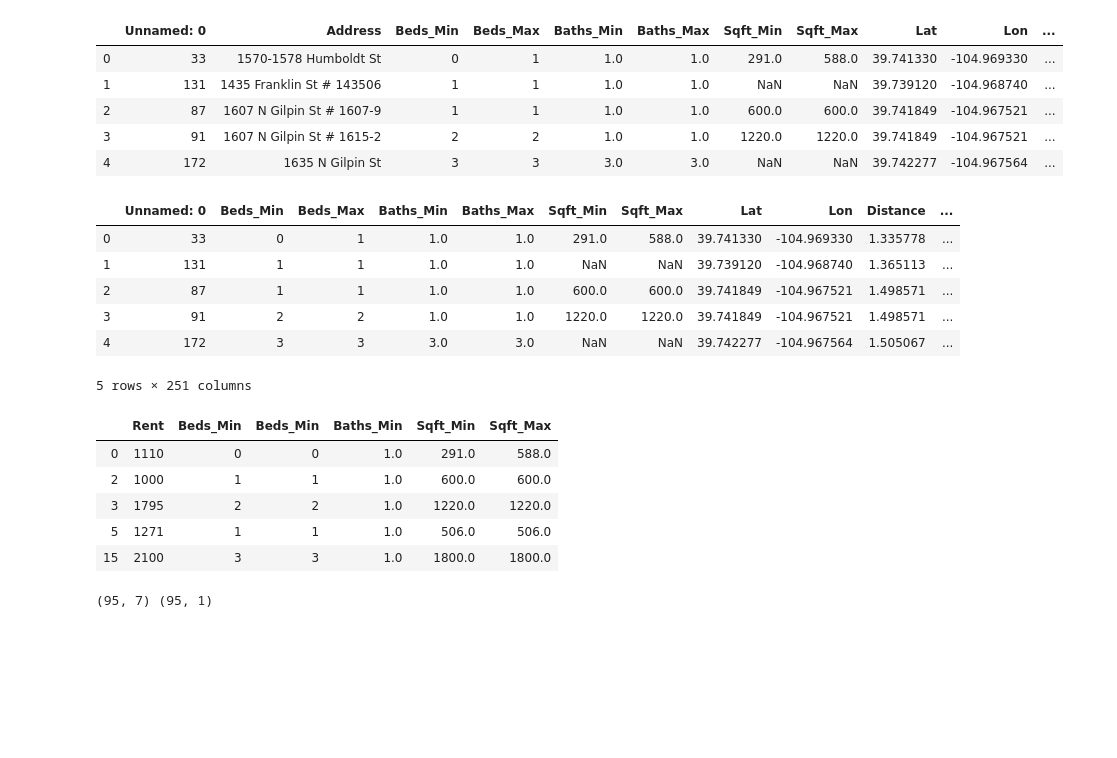
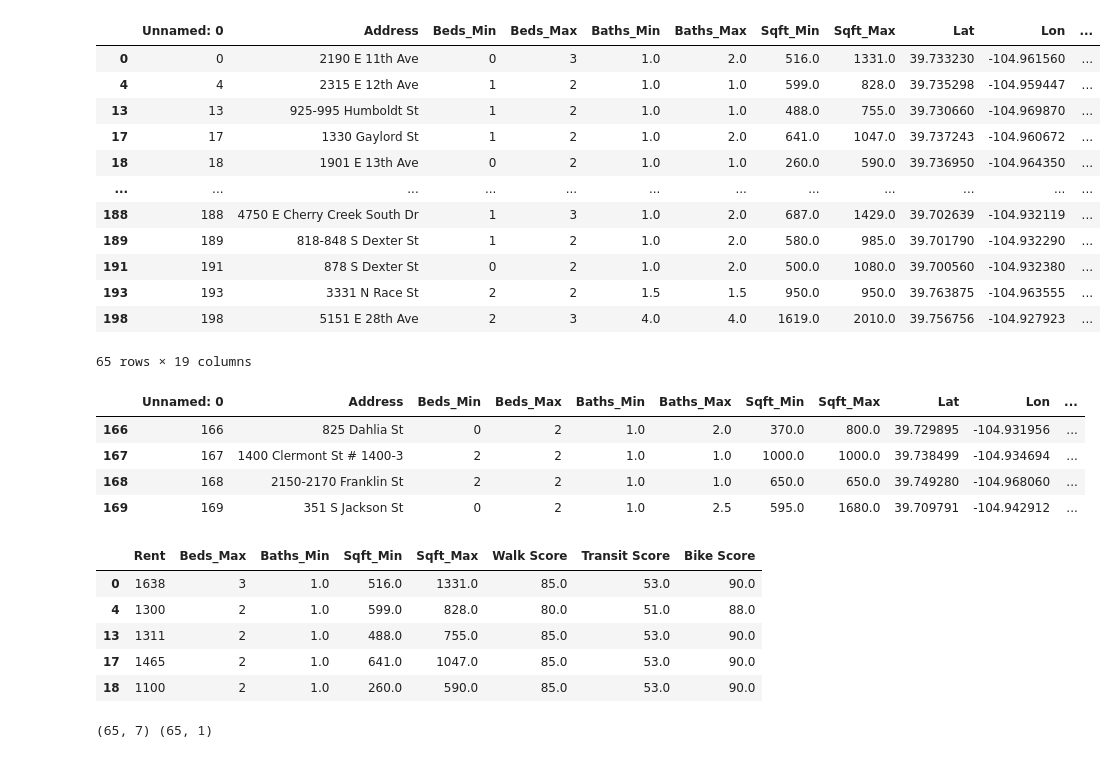
Before and after one commit to Samuel-Rotbart/Final_Project, a Jupyter notebook: Yes.ipynb, the cells around one changed output. Drawn from its saved outputs; the diff is of its cells as text; code cells hidden in the pictures; blank space fills up the shorter version.

```diff
--- a/Yes.ipynb
+++ b/Yes.ipynb
@@ -3,41 +4,47 @@ import pandas as pd
 # %%
 df = pd.read_csv('excelview.csv')
-df.head()
-# %% [output]
-|  | Unnamed: 0 | Address | Beds_Min | Beds_Max | Baths_Min | Baths_Max | Sqft_Min | Sqft_Max | Lat | Lon | ... |
-| 0 | 33 | 1570-1578 Humboldt St | 0 | 1 | 1.0 | 1.0 | 291.0 | 588.0 | 39.741330 | -104.969330 | ... |
-| 1 | 131 | 1435 Franklin St # 143506 | 1 | 1 | 1.0 | 1.0 | NaN | NaN | 39.739120 | -104.968740 | ... |
-| 2 | 87 | 1607 N Gilpin St # 1607-9 | 1 | 1 | 1.0 | 1.0 | 600.0 | 600.0 | 39.741849 | -104.967521 | ... |
-| 3 | 91 | 1607 N Gilpin St # 1615-2 | 2 | 2 | 1.0 | 1.0 | 1220.0 | 1220.0 | 39.741849 | -104.967521 | ... |
-| 4 | 172 | 1635 N Gilpin St | 3 | 3 | 3.0 | 3.0 | NaN | NaN | 39.742277 | -104.967564 | ... |
 # %%
-df2 = pd.get_dummies(df)
-df2.head()
+df2 = df.dropna()
+df2
 # %% [output]
-|  | Unnamed: 0 | Beds_Min | Beds_Max | Baths_Min | Baths_Max | Sqft_Min | Sqft_Max | Lat | Lon | Distance | ... |
-| 0 | 33 | 0 | 1 | 1.0 | 1.0 | 291.0 | 588.0 | 39.741330 | -104.969330 | 1.335778 | ... |
-| 1 | 131 | 1 | 1 | 1.0 | 1.0 | NaN | NaN | 39.739120 | -104.968740 | 1.365113 | ... |
-| 2 | 87 | 1 | 1 | 1.0 | 1.0 | 600.0 | 600.0 | 39.741849 | -104.967521 | 1.498571 | ... |
-| 3 | 91 | 2 | 2 | 1.0 | 1.0 | 1220.0 | 1220.0 | 39.741849 | -104.967521 | 1.498571 | ... |
-| 4 | 172 | 3 | 3 | 3.0 | 3.0 | NaN | NaN | 39.742277 | -104.967564 | 1.505067 | ... |
+|  | Unnamed: 0 | Address | Beds_Min | Beds_Max | Baths_Min | Baths_Max | Sqft_Min | Sqft_Max | Lat | Lon | ... |
+| 0 | 0 | 2190 E 11th Ave | 0 | 3 | 1.0 | 2.0 | 516.0 | 1331.0 | 39.733230 | -104.961560 | ... |
+| 4 | 4 | 2315 E 12th Ave | 1 | 2 | 1.0 | 1.0 | 599.0 | 828.0 | 39.735298 | -104.959447 | ... |
+| 13 | 13 | 925-995 Humboldt St | 1 | 2 | 1.0 | 1.0 | 488.0 | 755.0 | 39.730660 | -104.969870 | ... |
+| 17 | 17 | 1330 Gaylord St | 1 | 2 | 1.0 | 2.0 | 641.0 | 1047.0 | 39.737243 | -104.960672 | ... |
+| 18 | 18 | 1901 E 13th Ave | 0 | 2 | 1.0 | 1.0 | 260.0 | 590.0 | 39.736950 | -104.964350 | ... |
+| ... | ... | ... | ... | ... | ... | ... | ... | ... | ... | ... | ... |
+| 188 | 188 | 4750 E Cherry Creek South Dr | 1 | 3 | 1.0 | 2.0 | 687.0 | 1429.0 | 39.702639 | -104.932119 | ... |
+| 189 | 189 | 818-848 S Dexter St | 1 | 2 | 1.0 | 2.0 | 580.0 | 985.0 | 39.701790 | -104.932290 | ... |
+| 191 | 191 | 878 S Dexter St | 0 | 2 | 1.0 | 2.0 | 500.0 | 1080.0 | 39.700560 | -104.932380 | ... |
+| 193 | 193 | 3331 N Race St | 2 | 2 | 1.5 | 1.5 | 950.0 | 950.0 | 39.763875 | -104.963555 | ... |
+| 198 | 198 | 5151 E 28th Ave | 2 | 3 | 4.0 | 4.0 | 1619.0 | 2010.0 | 39.756756 | -104.927923 | ... |
-5 rows × 251 columns
+65 rows × 19 columns
+# %%
+df[166:170]
+# %% [output]
+|  | Unnamed: 0 | Address | Beds_Min | Beds_Max | Baths_Min | Baths_Max | Sqft_Min | Sqft_Max | Lat | Lon | ... |
+| 166 | 166 | 825 Dahlia St | 0 | 2 | 1.0 | 2.0 | 370.0 | 800.0 | 39.729895 | -104.931956 | ... |
+| 167 | 167 | 1400 Clermont St # 1400-3 | 2 | 2 | 1.0 | 1.0 | 1000.0 | 1000.0 | 39.738499 | -104.934694 | ... |
+| 168 | 168 | 2150-2170 Franklin St | 2 | 2 | 1.0 | 1.0 | 650.0 | 650.0 | 39.749280 | -104.968060 | ... |
+| 169 | 169 | 351 S Jackson St | 0 | 2 | 1.0 | 2.5 | 595.0 | 1680.0 | 39.709791 | -104.942912 | ... |
 # %%
-foam = df[["Rent","Beds_Min","Beds_Min","Baths_Min","Sqft_Min","Sqft_Max"]]
+foam = df2[["Rent", "Beds_Max","Baths_Min","Sqft_Min","Sqft_Max", "Walk Score", "Transit Score", "Bike Score"]]
 foam = foam.dropna()
 foam.head()
 # %% [output]
-|  | Rent | Beds_Min | Beds_Min | Baths_Min | Sqft_Min | Sqft_Max |
-| 0 | 1110 | 0 | 0 | 1.0 | 291.0 | 588.0 |
-| 2 | 1000 | 1 | 1 | 1.0 | 600.0 | 600.0 |
-| 3 | 1795 | 2 | 2 | 1.0 | 1220.0 | 1220.0 |
-| 5 | 1271 | 1 | 1 | 1.0 | 506.0 | 506.0 |
-| 15 | 2100 | 3 | 3 | 1.0 | 1800.0 | 1800.0 |
+|  | Rent | Beds_Max | Baths_Min | Sqft_Min | Sqft_Max | Walk Score | Transit Score | Bike Score |
+| 0 | 1638 | 3 | 1.0 | 516.0 | 1331.0 | 85.0 | 53.0 | 90.0 |
+| 4 | 1300 | 2 | 1.0 | 599.0 | 828.0 | 80.0 | 51.0 | 88.0 |
+| 13 | 1311 | 2 | 1.0 | 488.0 | 755.0 | 85.0 | 53.0 | 90.0 |
+| 17 | 1465 | 2 | 1.0 | 641.0 | 1047.0 | 85.0 | 53.0 | 90.0 |
+| 18 | 1100 | 2 | 1.0 | 260.0 | 590.0 | 85.0 | 53.0 | 90.0 |
 # %%
-X = foam[["Beds_Min","Beds_Min","Baths_Min","Sqft_Min","Sqft_Max"]]
+X = foam[["Beds_Max","Baths_Min","Sqft_Min","Sqft_Max", "Walk Score", "Transit Score", "Bike Score"]]
 y = foam["Rent"].values.reshape(-1, 1)
 print(X.shape, y.shape)
 # %% [output]
-(95, 7) (95, 1)
+(65, 7) (65, 1)
 # %%
 # Use train_test_split to create training and testing data
 
```
Also changed, not shown: parts of 8 cells of this notebook, 2 other files.
